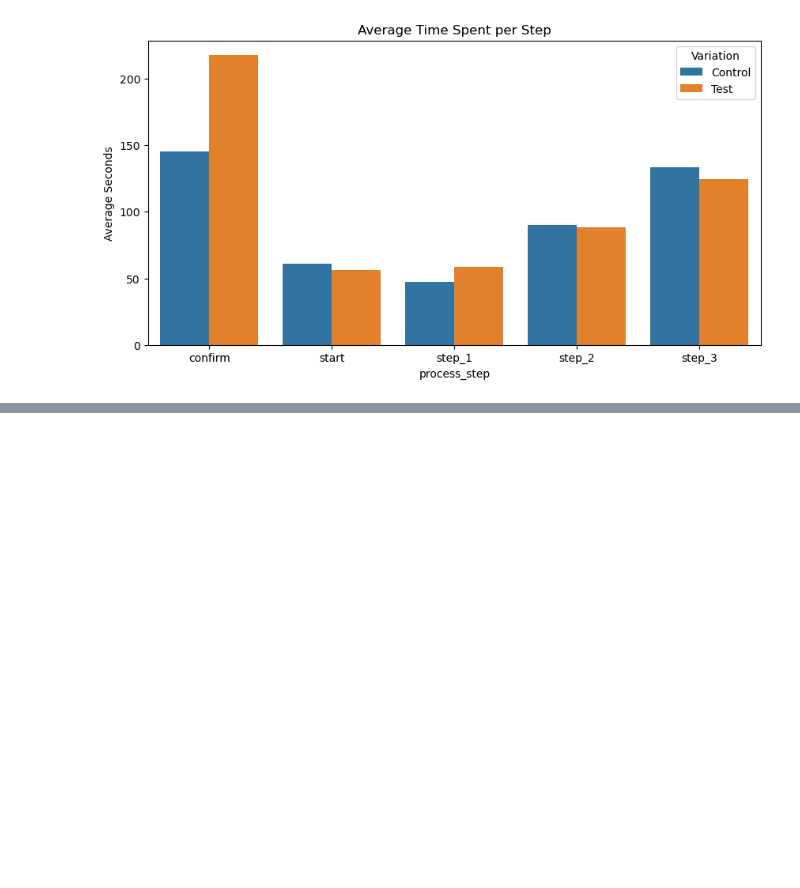
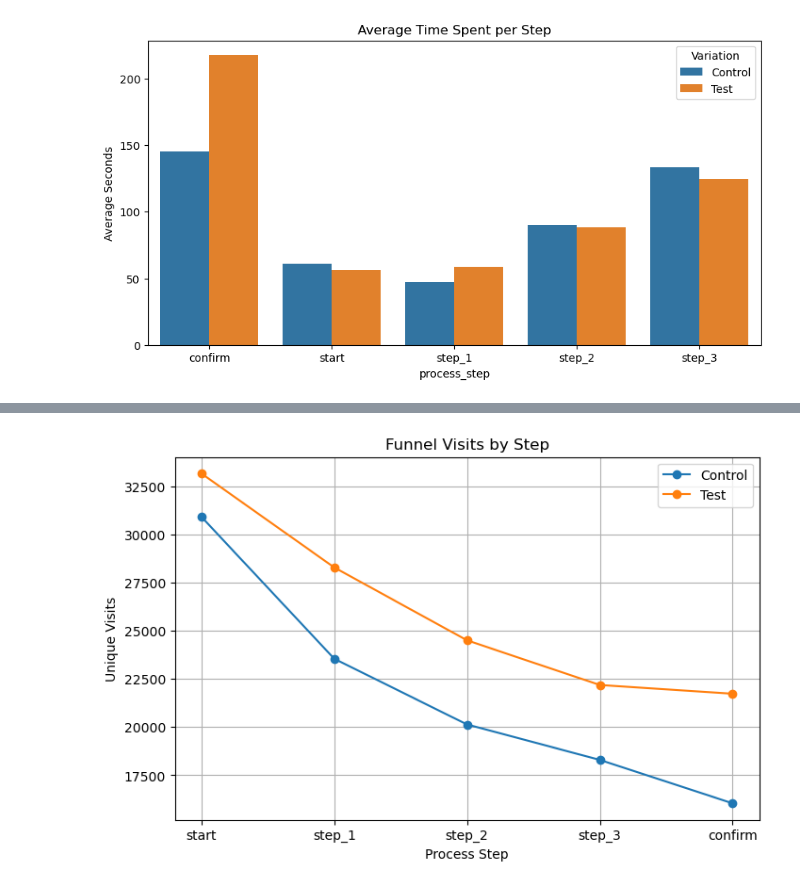
Before and after one commit to romsx111/ab-customer-experience-project, a Jupyter notebook: data_cleaning_ab_testing.ipynb, the cells around one changed output, grey strips where cells are left out. Saved outputs shown, nothing was run; the diff lists cells and outputs as text; code cells hidden in the pictures; blank space fills up the shorter version.

```diff
--- a/data_cleaning_ab_testing.ipynb
+++ b/data_cleaning_ab_testing.ipynb
@@ -548,0 +697,4 @@ plt.show()
+# %%
+# KPI 4 — Step-by-step Funnel Drop-off
+
+funnel_steps = ['start', 'step_1', 'step_2', 'step_3', 'confirm']
@@ -548,0 +746,9 @@ plt.show()
+# %%
+#Calculate visits from previous step
+funnel_counts['previous_visits'] = (
+    funnel_counts
+    .groupby('Variation')['visits']
+    .shift(1)
+)
+
+funnel_counts
@@ -548,0 +767,11 @@ plt.show()
+# %%
+#Calculate drop-offs between steps
+funnel_counts['step_dropoff'] = (
+    funnel_counts['previous_visits'] - funnel_counts['visits']
+)
+
+funnel_counts['step_dropoff_rate'] = (
+    funnel_counts['step_dropoff'] / funnel_counts['previous_visits']
+)
+
+funnel_counts
@@ -548,0 +790,23 @@ plt.show()
+# %%
+# Visualize funnel visits by step
+
+plt.figure(figsize=(8,5))
+
+for variation in funnel_counts['Variation'].unique():
+    data = funnel_counts[funnel_counts['Variation'] == variation]
+    plt.plot(
+        data['process_step'],
+        data['visits'],
+        marker='o',
+        label=variation
+    )
+
+plt.title('Funnel Visits by Step')
+plt.xlabel('Process Step')
+plt.ylabel('Unique Visits')
+plt.legend()
+plt.grid(True)
+
+plt.show()
+# %% [output]
+[figure, added]
```
Also changed, not shown: parts of 42 cells of this notebook.
